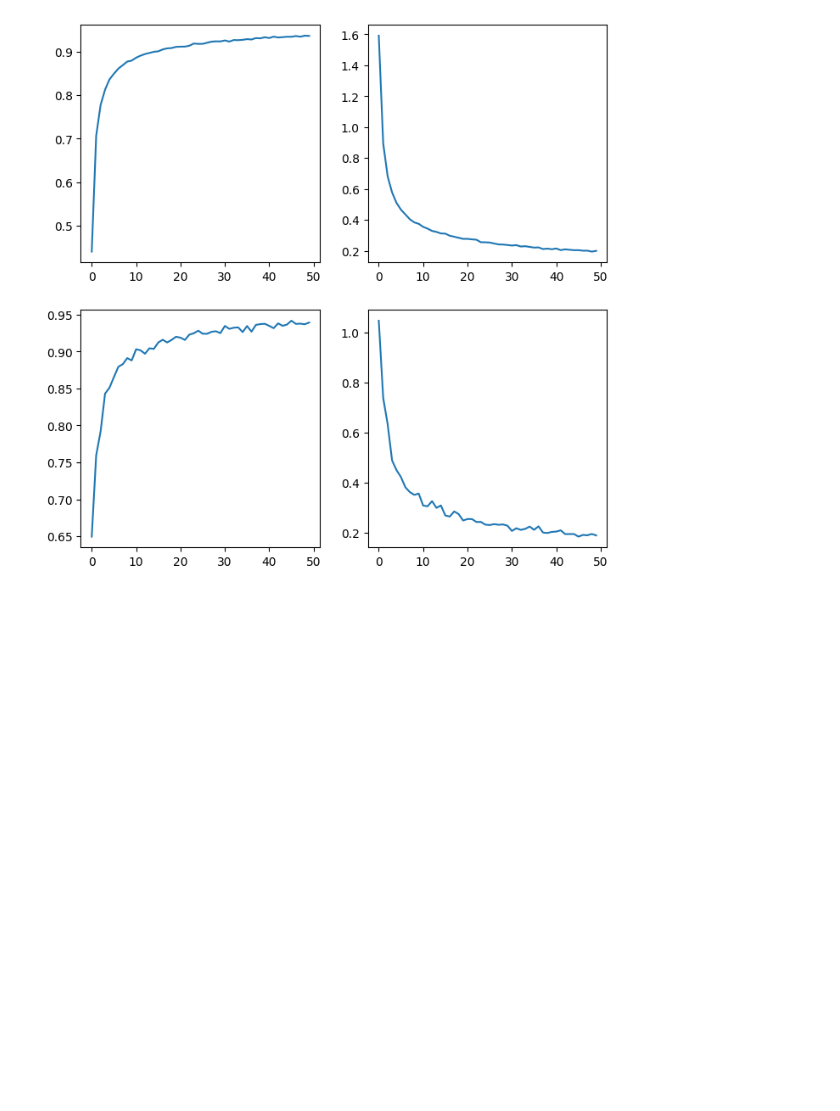
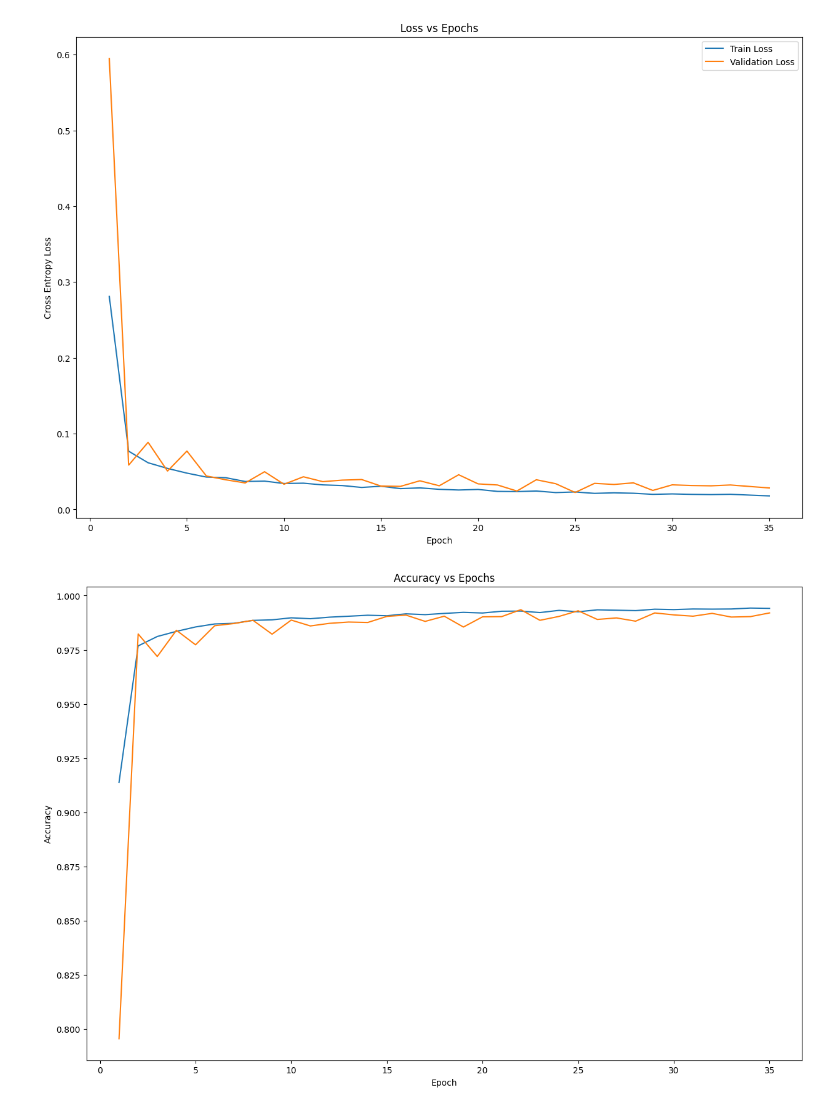
Before and after one commit to keremshns/Tensorflow_Developer, a Jupyter notebook: mnist_handwritten_digit_recognition.ipynb, the cells around one changed output. Drawn from its saved outputs; the diff is of its cells as text; code cells hidden in the pictures; blank space fills up the shorter version.

```diff
--- a/mnist_handwritten_digit_recognition.ipynb
+++ b/mnist_handwritten_digit_recognition.ipynb
@@ -56,12 +62,12 @@ x_test = np.expand_dims(x_test, -1)
 
 train_generator = train_generator.flow(x_train,
                                        y_train,
-                                       batch_size=128
+                                       batch_size=batch_size
                                        )
 
 val_generator = val_generator.flow(x_test,
                                    y_test,
-                                   batch_size=128,
+                                   batch_size=batch_size,
                                    )
 # %%
 #RUN WHEN USING NORMALIZER
@@ -127,14 +149,18 @@ plt.semilogx(lr,loss)
 # %%
 model = tf.keras.Sequential([
 
-        tf.keras.layers.Conv2D(64, (5,5), input_shape=(28,28,1), padding="same"),
+        tf.keras.layers.Conv2D(64, (5,5), activation="relu", input_shape=(28,28,1), padding="same"),
+        tf.keras.layers.BatchNormalization(),
         tf.keras.layers.MaxPooling2D(2,2),
-        tf.keras.layers.Conv2D(32, (5,5), padding="same"),
+        tf.keras.layers.Conv2D(32, (5,5), activation="relu", padding="same"),
+        tf.keras.layers.BatchNormalization(),
         tf.keras.layers.MaxPooling2D(2,2),
-        tf.keras.layers.Conv2D(16, (5,5), padding="same"),
+        tf.keras.layers.Conv2D(16, (5,5), activation="relu", padding="same"),
+        tf.keras.layers.BatchNormalization(),
         tf.keras.layers.MaxPooling2D(2,2),
         tf.keras.layers.GlobalMaxPooling2D(),
         tf.keras.layers.Dense(128, activation="relu"),
+        #tf.keras.layers.BatchNormalization(),
         tf.keras.layers.Dense(32, activation="relu"),
         tf.keras.layers.Dense(10, activation="softmax"),
 
@@ -143,7 +169,7 @@ model = tf.keras.Sequential([
 model.summary()
 
 
-optimizer = tf.keras.optimizers.Adam(lr=8e-3)
+optimizer = tf.keras.optimizers.Adam(lr=3e-3)
 model.compile(optimizer=optimizer, loss="sparse_categorical_crossentropy", metrics=["accuracy"] )
 
 history = model.fit(train_generator, epochs=epochs, validation_data=val_generator)
@@ -180,20 +200,41 @@ Epoch 6/50
 # %%
 accuracy = history.history["accuracy"]
 loss = history.history["loss"]
 val_accuracy = history.history["val_accuracy"]
 val_loss = history.history["val_loss"]
 
+#SMALL SEPERATE PLOTS
+"""
 plt.figure(figsize=(8,8))
 plt.subplot(2,2,1)
 plt.plot(range(epochs),accuracy)
 plt.subplot(2,2,2)
 plt.plot(range(epochs),loss)
 plt.subplot(2,2,3)
 plt.plot(range(epochs),val_accuracy)
 plt.subplot(2,2,4)
 plt.plot(range(epochs),val_loss)
+plt.show()"""
 
+#BIG PLOTS ON SAME GRAPH
+plt.figure(figsize=(15,10))
+plt.plot(range(1,epochs+1),loss,label='Train Loss')
+plt.plot(range(1,epochs+1),val_loss,label='Validation Loss')
+#plt.xlim(range(1,epochs+1))
+plt.title('Loss vs Epochs')
+plt.xlabel('Epoch')
+plt.ylabel('Cross Entropy Loss')
+plt.legend()
+plt.show()
 
+plt.figure(figsize=(15,10))
+plt.plot(range(1,epochs+1),accuracy)
+plt.plot(range(1,epochs+1),val_accuracy,label='Validation Accuracy')
+#plt.xlim(range(1,epochs+1))
+plt.title('Accuracy vs Epochs')
+plt.xlabel('Epoch')
+plt.ylabel('Accuracy')
 plt.show()
 # %% [output]
-[figure, old version]
+[figure, new version]
+[figure, added]
```
Also changed, not shown: parts of 6 cells of this notebook.
